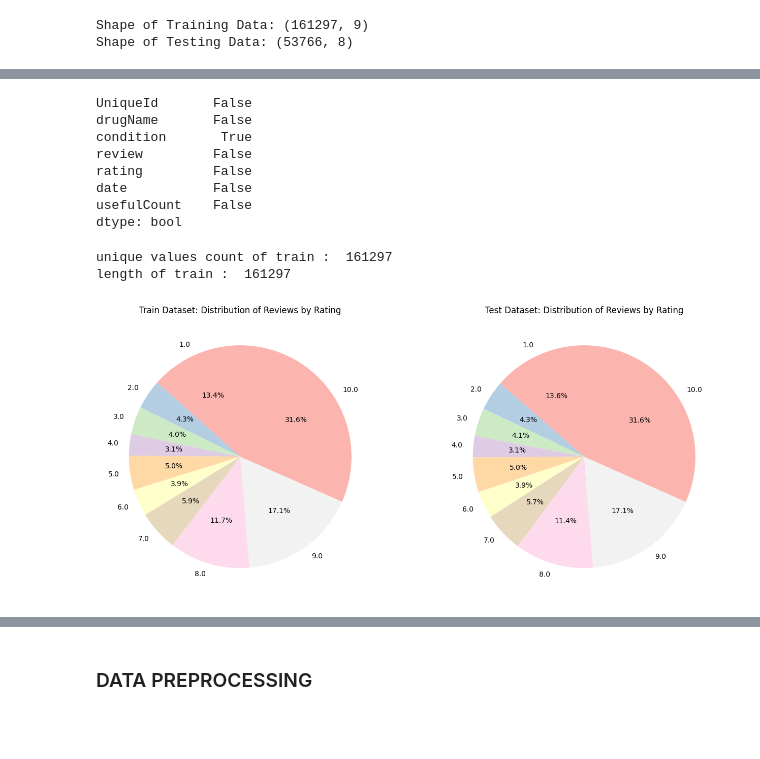
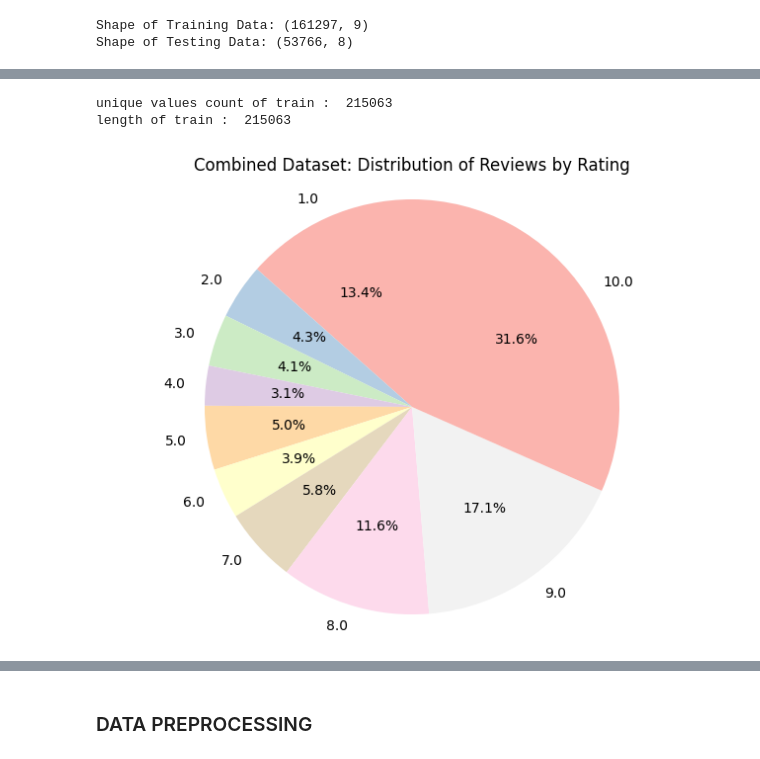
Before and after one commit to Iman-hamdan/aai-501-group7-sentiment-analysis-drug-reviews, a Jupyter notebook: final-project-drug-review-sentiment-analysis.ipynb, the cells around one changed output, grey strips where cells are left out. Drawn from its saved outputs; the diff is of its cells as text; code cells hidden in the pictures; blank space fills up the shorter version.

```diff
--- a/final-project-drug-review-sentiment-analysis.ipynb
+++ b/final-project-drug-review-sentiment-analysis.ipynb
@@ -62,6 +61,10 @@ test.reset_index(inplace=True)
 train.rename(columns={'index': 'UniqueId'}, inplace=True)
 test.rename(columns={'index': 'UniqueId'}, inplace=True)
 
-# Display the first few rows of the DataFrame
-train.head()
+# Combine the train and test datasets into a single DataFrame
+combined = pd.concat([train, test], ignore_index=True)
+
+# Display the shape of the combined dataset and the first few rows
+print(f"Combined dataset shape: {combined.shape}")
+combined.head()
 # %% [output]
@@ -98,39 +85,20 @@ memory usage: 8.6+ MB
-# %%
-train.isnull().any()
-# %% [output]
-UniqueId       False
-drugName       False
-condition       True
-review         False
-rating         False
-date           False
-usefulCount    False
-dtype: bool
 # %%
-print("unique values count of train : " ,len(set(train['UniqueId'].values)))
-print("length of train : " ,train.shape[0])
+print("unique values count of train : " ,len(set(combined['UniqueId'].values)))
+print("length of train : " ,combined.shape[0])
 # %% [output]
-unique values count of train :  161297
-length of train :  161297
+unique values count of train :  215063
+length of train :  215063
 # %%
-# Count the number of reviews for each rating in the train and test datasets
-train_rating_counts = train['rating'].value_counts().sort_index()
-test_rating_counts = test['rating'].value_counts().sort_index()
+import matplotlib.pyplot as plt
 
-# Plotting pie charts for the distribution of ratings in both train and test datasets
-plt.figure(figsize=(14, 6))
+# Count the number of reviews for each rating in the combined dataset
+rating_counts = combined['rating'].value_counts().sort_index()
 
-# Pie chart for the train dataset
-plt.subplot(1, 2, 1)
-plt.pie(train_rating_counts, labels=train_rating_counts.index, autopct='%1.1f%%', startangle=90, colors = plt.cm.Pastel1.colors)
-plt.title('Train Dataset: Distribution of Reviews by Rating')
-
-# Pie chart for the test dataset
-plt.subplot(1, 2, 2)
-plt.pie(test_rating_counts, labels=test_rating_counts.index, autopct='%1.1f%%', startangle=90, colors = plt.cm.Pastel1.colors)
-plt.title('Test Dataset: Distribution of Reviews by Rating')
-
-plt.tight_layout()
+# Plotting a pie chart for the distribution of ratings in the combined dataset
+plt.figure(figsize=(8, 6))
+plt.pie(rating_counts, labels=rating_counts.index, autopct='%1.1f%%', startangle=90, colors=plt.cm.Pastel1.colors)
+plt.title('Combined Dataset: Distribution of Reviews by Rating')
+plt.axis('equal')  # Equal aspect ratio ensures that the pie is drawn as a circle
 plt.show()
 # %% [output]
-[figure, old version]
+[figure, new version]
```
Also changed, not shown: parts of 55 cells of this notebook, 5 other files.
